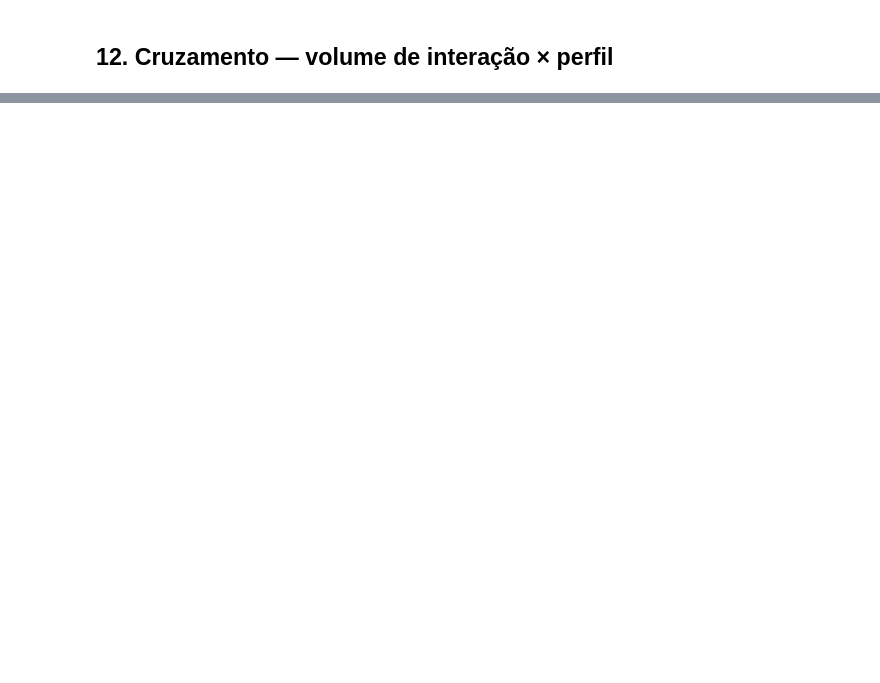
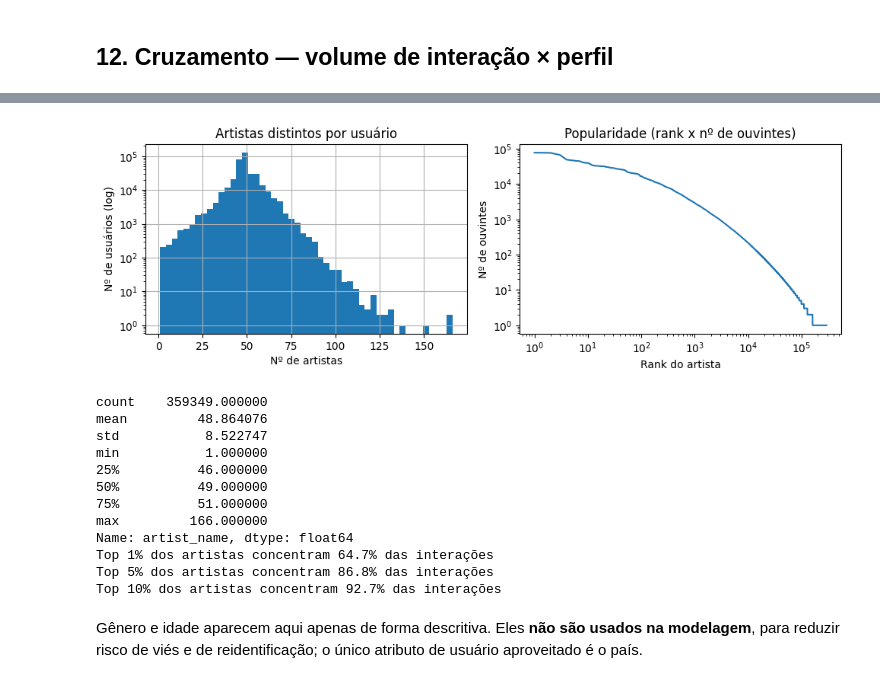
Before and after one commit to dubsvna/projeto_ia, a Jupyter notebook: notebooks/01_eda_p1.ipynb, the cells around one changed output, grey strips where cells are left out. Cells and saved outputs as stored; diff of their text form; code cells hidden in the pictures; blank space fills up the shorter version.

```diff
--- a/notebooks/01_eda_p1.ipynb
+++ b/notebooks/01_eda_p1.ipynb
@@ -42,2 +56,9 @@ CAMINHO_PROFILE = "data/raw/usersha1-profile.tsv"
+# %%
+import pandas as pd
+import matplotlib.pyplot as plt
+from src.data import find_raw
+
+CAMINHO_PLAYS = find_raw("usersha1-artmbid-artname-plays.tsv")
+CAMINHO_PROFILE = find_raw("usersha1-profile.tsv")
 # %% [markdown]
 ## 1. Carregamento dos dados
@@ -52,0 +65,10 @@ df_profile.head();
+# %%
+# quoting=3 (QUOTE_NONE): há nomes de artistas com aspas, que não devem ser tratadas como delimitador
+cols_plays = ["user_id", "artist_mbid", "artist_name", "plays"]
+df_plays = pd.read_csv(CAMINHO_PLAYS, sep="\t", names=cols_plays, header=None, quoting=3)
+
+cols_profile = ["user_id", "gender", "age", "country", "signup_date"]
+df_profile = pd.read_csv(CAMINHO_PROFILE, sep="\t", names=cols_profile, header=None, quoting=3)
+
+display(df_plays.head())
+df_profile.head()
@@ -142,0 +328,31 @@ print(df_merge["total_plays"].isna().sum())
+# %%
+deg_u = df_plays.groupby("user_id")["artist_name"].nunique()
+deg_a = df_plays.groupby("artist_name")["user_id"].nunique().sort_values(ascending=False)
+
+fig, ax = plt.subplots(1, 2, figsize=(10, 3.5))
+deg_u.hist(bins=50, ax=ax[0]); ax[0].set(title="Artistas distintos por usuário", yscale="log",
+                                         xlabel="Nº de artistas", ylabel="Nº de usuários (log)")
+ax[1].loglog(range(1, len(deg_a) + 1), deg_a.values)
+ax[1].set(title="Popularidade (rank x nº de ouvintes)", xlabel="Rank do artista", ylabel="Nº de ouvintes")
+plt.tight_layout(); plt.savefig("results/eda_grau_popularidade.png", dpi=200); plt.show()
+
+print(deg_u.describe())
+share = deg_a.cumsum() / deg_a.sum()
+for p in (0.01, 0.05, 0.10):
+    print(f"Top {p:.0%} dos artistas concentram {share.iloc[int(len(deg_a) * p)]:.1%} das interações")
+# %% [output]
+[figure, added]
+count    359349.000000
+mean         48.864076
+std           8.522747
+min           1.000000
+25%          46.000000
+50%          49.000000
+75%          51.000000
+max         166.000000
+Name: artist_name, dtype: float64
+Top 1% dos artistas concentram 64.7% das interações
+Top 5% dos artistas concentram 86.8% das interações
+Top 10% dos artistas concentram 92.7% das interações
+# %% [markdown]
+Gênero e idade aparecem aqui apenas de forma descritiva. Eles **não são usados na modelagem**, para reduzir risco de viés e de reidentificação; o único atributo de usuário aproveitado é o país.
```
Also changed, not shown: parts of 22 cells of this notebook, 38 other files.
